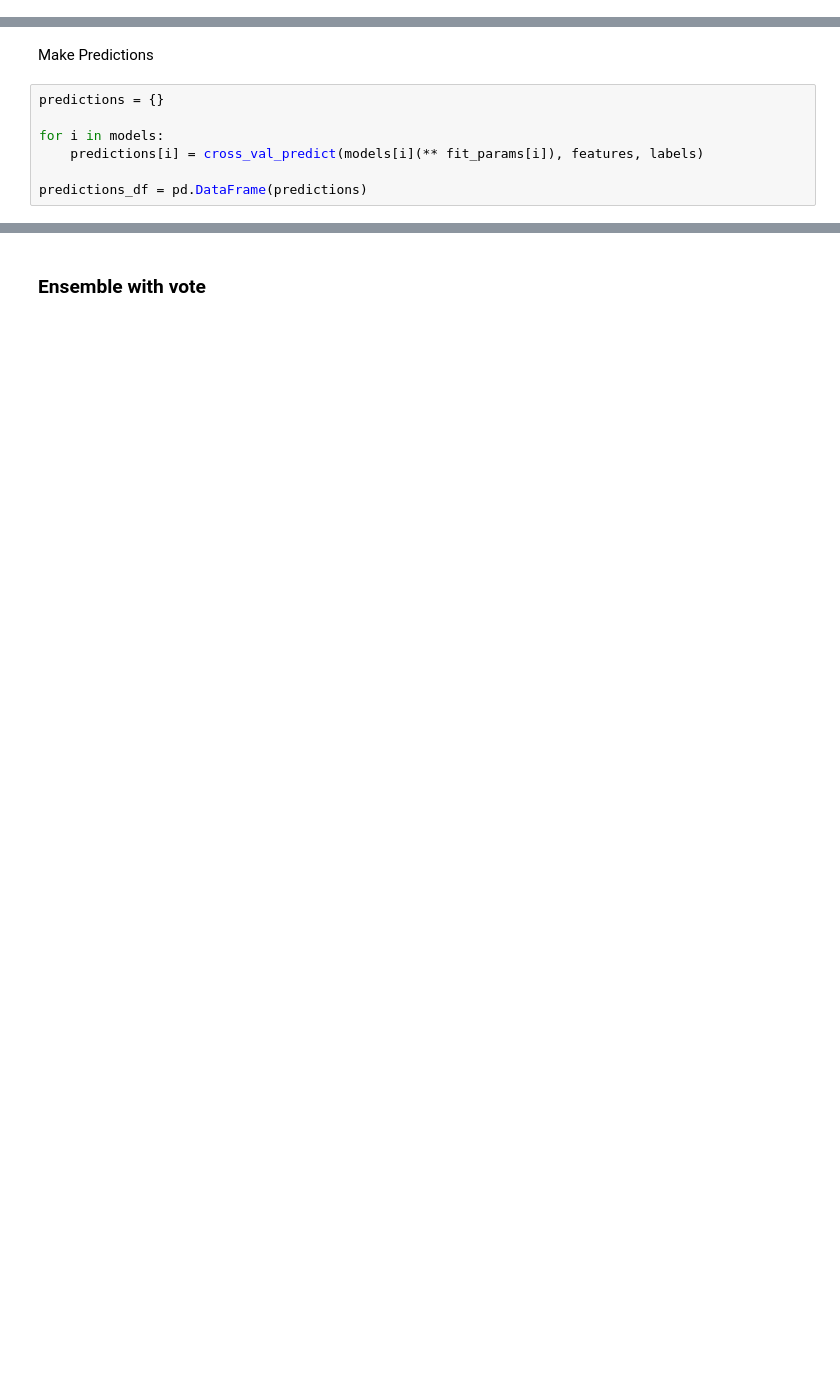
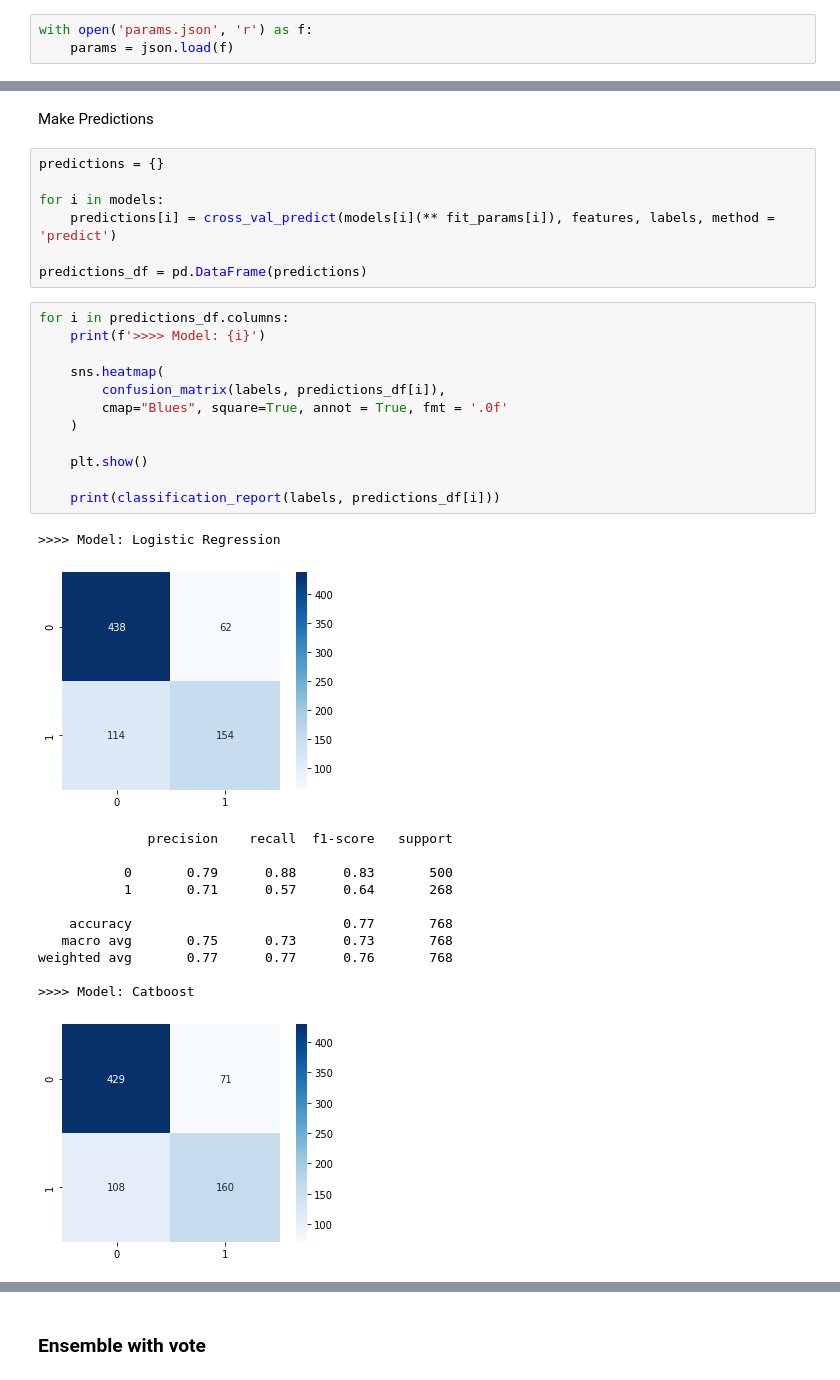
Before and after one commit to moesmatheus/Analise-Preditiva-Avancada-MBA, a Jupyter notebook: Modelo.ipynb, the cells around one changed output, grey strips where cells are left out. Drawn from its saved outputs; the diff is of its cells as text; blank space fills up the shorter version.

```diff
--- a/Modelo.ipynb
+++ b/Modelo.ipynb
@@ -235,3 +238,6 @@ with open('params.json', 'w') as f:
+# %%
+with open('params.json', 'r') as f:
+    params = json.load(f)
 # %% [markdown]
 Test again with parameters
 # %%
@@ -275,6 +263,32 @@ Make Predictions
 predictions = {}
 
 for i in models:
-    predictions[i] = cross_val_predict(models[i](** fit_params[i]), features, labels)
+    predictions[i] = cross_val_predict(models[i](** fit_params[i]), features, labels, method = 'predict')
 
 predictions_df = pd.DataFrame(predictions)
+# %%
+for i in predictions_df.columns:
+    print(f'>>>> Model: {i}')
+
+    sns.heatmap(
+        confusion_matrix(labels, predictions_df[i]),
+        cmap="Blues", square=True, annot = True, fmt = '.0f'
+    )
+
+    plt.show()
+
+    print(classification_report(labels, predictions_df[i]))
+# %% [output]
+>>>> Model: Logistic Regression
+[figure, added]
+              precision    recall  f1-score   support
+
+           0       0.79      0.88      0.83       500
+           1       0.71      0.57      0.64       268
+
+    accuracy                           0.77       768
+   macro avg       0.75      0.73      0.73       768
+weighted avg       0.77      0.77      0.76       768
+
+>>>> Model: Catboost
+[figure, added]
```
Also changed, not shown: parts of 23 cells of this notebook, 2 other files.
